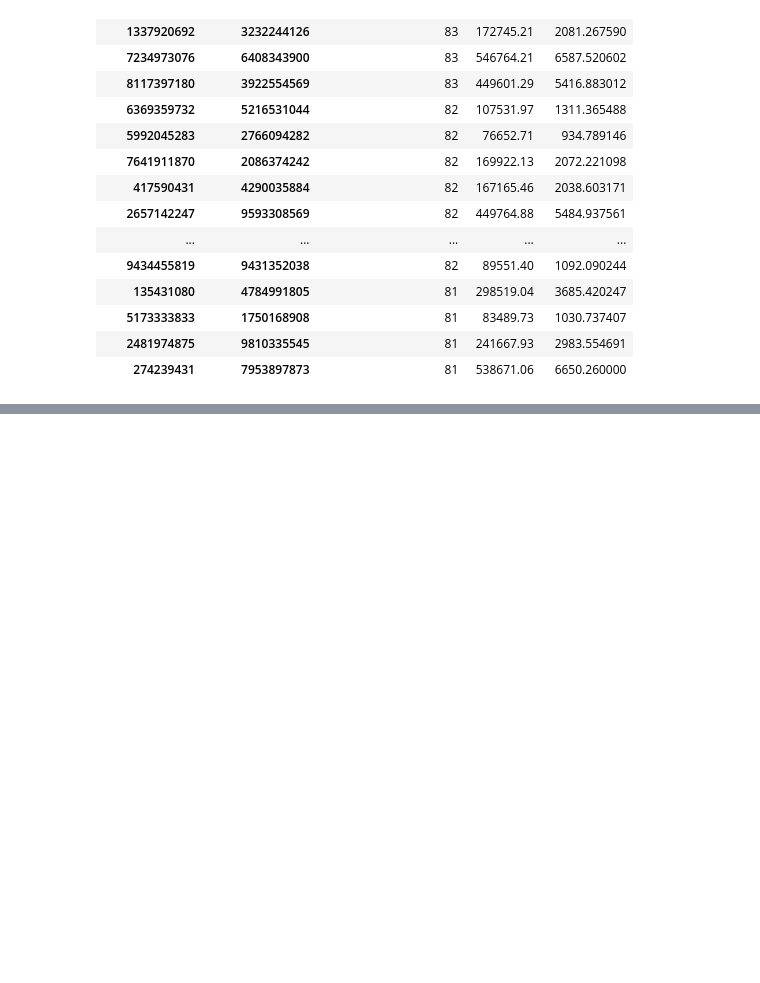
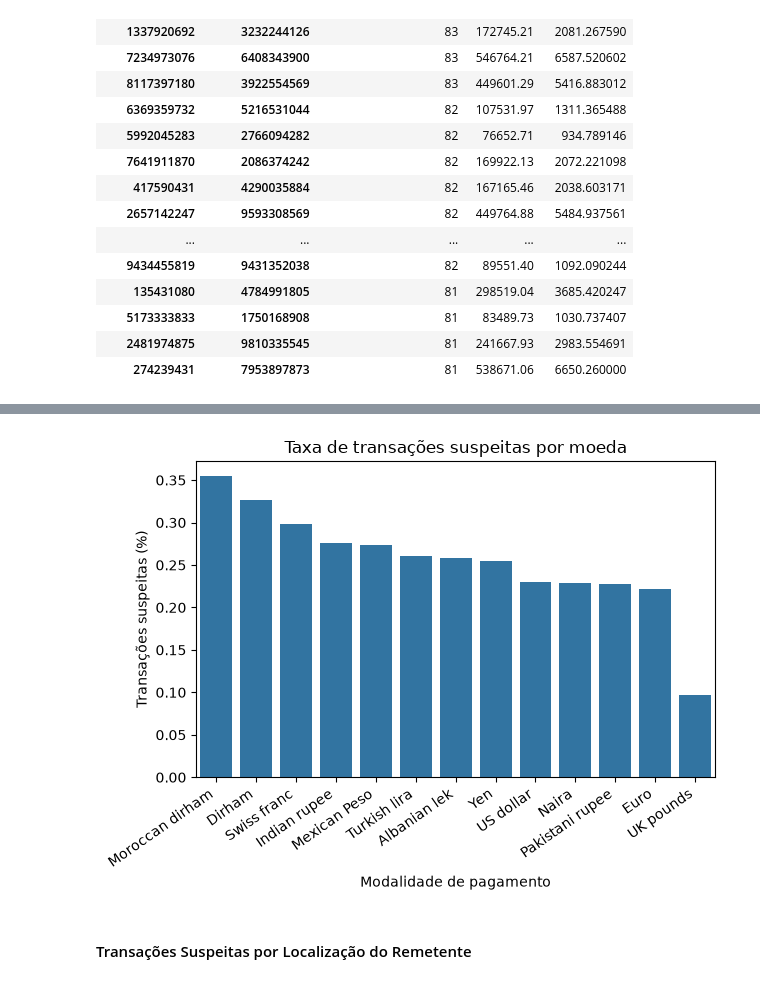
Before and after one commit to ReverseYuji049/saml-d-dataset-analysis, a Jupyter notebook: analysis.ipynb, the cells around one changed output, grey strips where cells are left out. Drawn from its saved outputs; the diff is of its cells as text; code cells hidden in the pictures; blank space fills up the shorter version.

```diff
--- a/analysis.ipynb
+++ b/analysis.ipynb
@@ -545,0 +662,7 @@ display(pares_contas.head(20))
+# %%
+resumo_pagamento = analisar_categoria(
+    dataset,
+    "Payment_currency"
+)
+
+display(resumo_pagamento)
@@ -545,0 +685,17 @@ display(pares_contas.head(20))
+# %%
+sns.barplot(
+    data=resumo_pagamento.reset_index(),
+    x="Payment_currency",
+    y="taxa_suspeita_pct"
+)
+
+plt.title("Taxa de transações suspeitas por moeda")
+plt.xlabel("Modalidade de pagamento")
+plt.ylabel("Transações suspeitas (%)")
+plt.xticks(rotation=35, ha="right")
+plt.tight_layout()
+plt.show()
+# %% [output]
+[figure, added]
+# %% [markdown]
+#### Transações Suspeitas por Localização do Remetente
```
Also changed, not shown: parts of 23 cells of this notebook, 1 other file.
